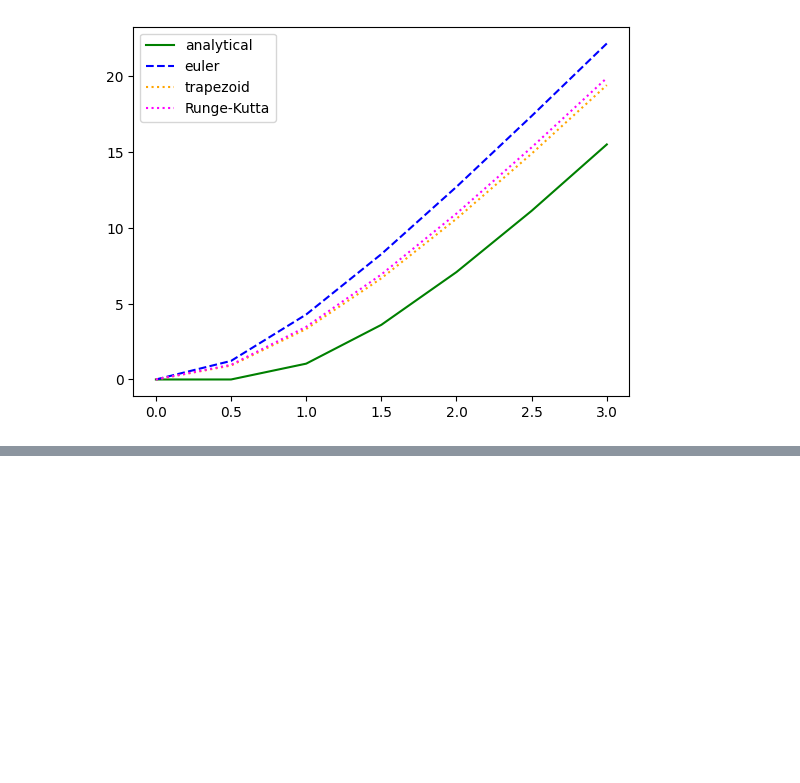
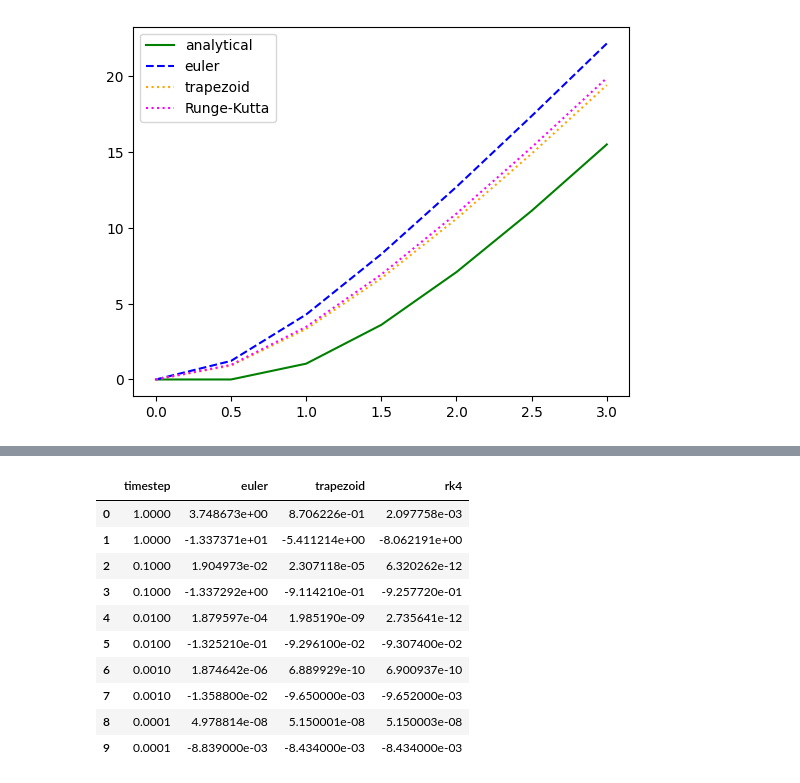
Before and after one commit to qwasium/solver, a Jupyter notebook: main.ipynb, the cells around one changed output, grey strips where cells are left out. Saved outputs shown, nothing was run; the diff lists cells and outputs as text; code cells hidden in the pictures; blank space fills up the shorter version.

```diff
--- a/main.ipynb
+++ b/main.ipynb
@@ -139,0 +253,15 @@ plot_data(area_df).show()
+# %%
+ft_err_df = pd.DataFrame(ft_error)
+ft_err_df
+# %% [output]
+|  | timestep | euler | trapezoid | rk4 |
+| 0 | 1.0000 | 3.748673e+00 | 8.706226e-01 | 2.097758e-03 |
+| 1 | 1.0000 | -1.337371e+01 | -5.411214e+00 | -8.062191e+00 |
+| 2 | 0.1000 | 1.904973e-02 | 2.307118e-05 | 6.320262e-12 |
+| 3 | 0.1000 | -1.337292e+00 | -9.114210e-01 | -9.257720e-01 |
+| 4 | 0.0100 | 1.879597e-04 | 1.985190e-09 | 2.735641e-12 |
+| 5 | 0.0100 | -1.325210e-01 | -9.296100e-02 | -9.307400e-02 |
+| 6 | 0.0010 | 1.874642e-06 | 6.889929e-10 | 6.900937e-10 |
+| 7 | 0.0010 | -1.358800e-02 | -9.650000e-03 | -9.652000e-03 |
+| 8 | 0.0001 | 4.978814e-08 | 5.150001e-08 | 5.150003e-08 |
+| 9 | 0.0001 | -8.839000e-03 | -8.434000e-03 | -8.434000e-03 |
```
Also changed, not shown: parts of 11 cells of this notebook, 2 other files.
